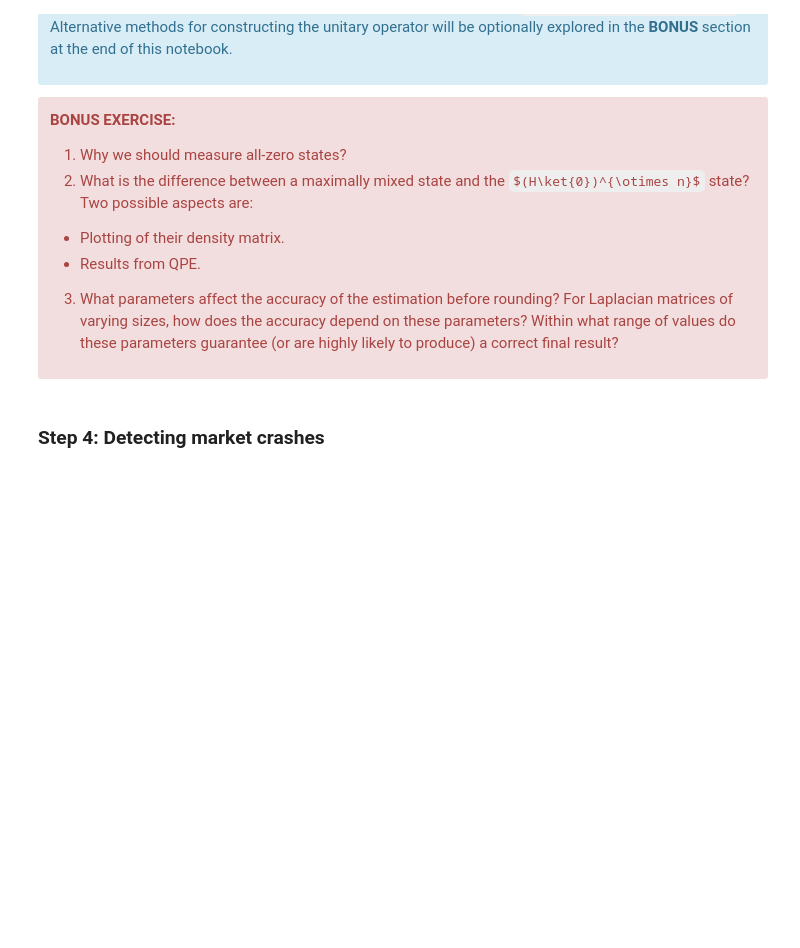
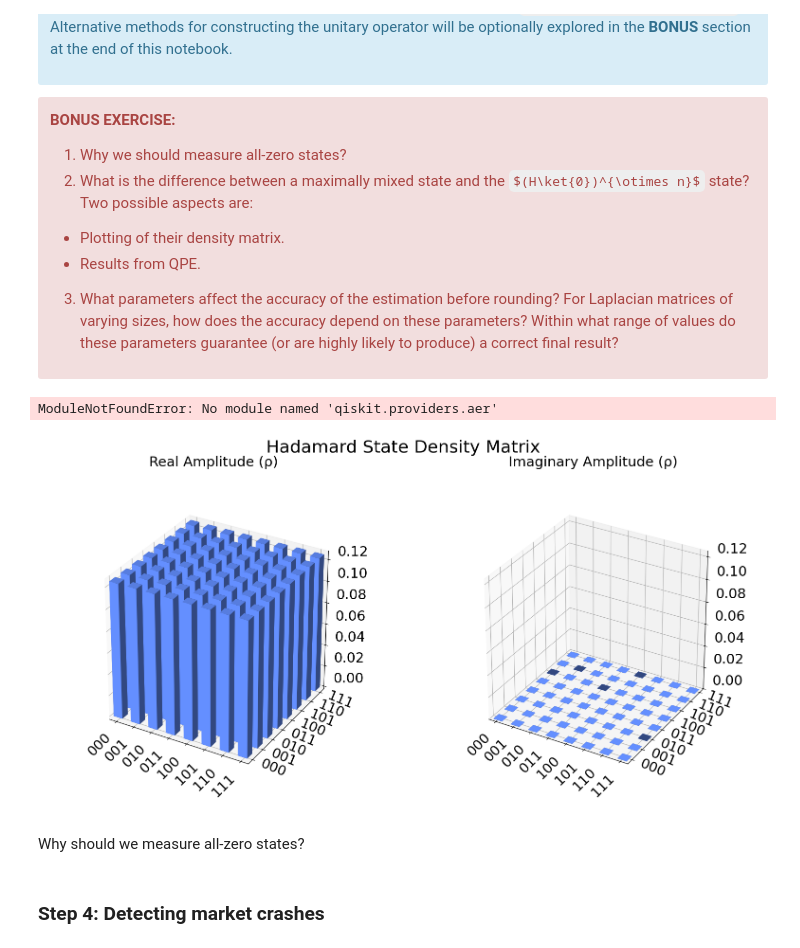
Before and after one commit to JoeJoeNguyen/MOODYS_2025_Hackathon, a Jupyter notebook: moodys_challenge.ipynb, the cells around one changed output. Cells and saved outputs as stored; diff of their text form; code cells hidden in the pictures; some formulas as TeX source; blank space fills up the shorter version.

```diff
--- a/moodys_challenge.ipynb
+++ b/moodys_challenge.ipynb
@@ -868,6 +953,32 @@ The unitary operator can be constructed by converting the exponential matrix of
 
 3. What parameters affect the accuracy of the estimation before rounding? For Laplacian matrices of varying sizes, how does the accuracy depend on these parameters? Within what range of values do these parameters guarantee (or are highly likely to produce) a correct final result?
 </div>
+# %%
+from qiskit.providers.aer.noise import depolarizing_error
+from qiskit.visualization import plot_histogram
+
+n = 3
+qc = QuantumCircuit(n, n)
+
+# Apply a depolarizing noise channel to simulate a maximally mixed state
+for qubit in range(n):
+    qc.append(depolarizing_error(1, 1).to_instruction(), [qubit])
+
+plot_state_city(DensityMatrix(qc), title="Maximally Mixed State Density Matrix")
+# %% [output]
+ModuleNotFoundError: No module named 'qiskit.providers.aer'
+# %%
+#for the Hadamard state
+def make_hadamard_state(n):
+    qc = QuantumCircuit(n)
+    qc.h(range(n))
+    return qc
+hadamard_state = make_hadamard_state(3)
+plot_state_city(DensityMatrix.from_instruction(hadamard_state), title="Hadamard State Density Matrix")
+# %% [output]
+[figure, added]
+# %% [markdown]
+Why should we measure all-zero states?
 # %% [markdown]
 ### Step 4: Detecting market crashes
 # %% [markdown]
```
Also changed, not shown: parts of 28 cells of this notebook, 1 other file.
